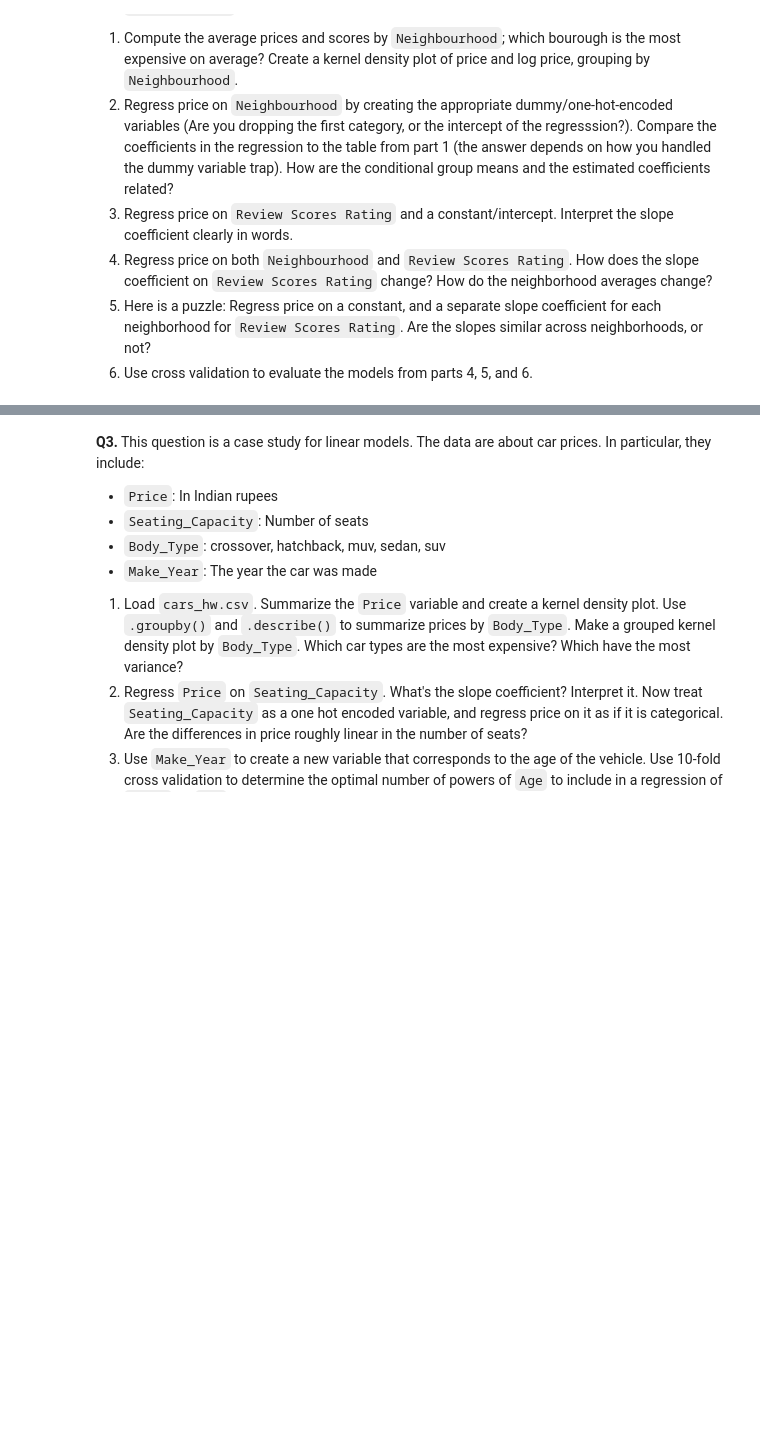
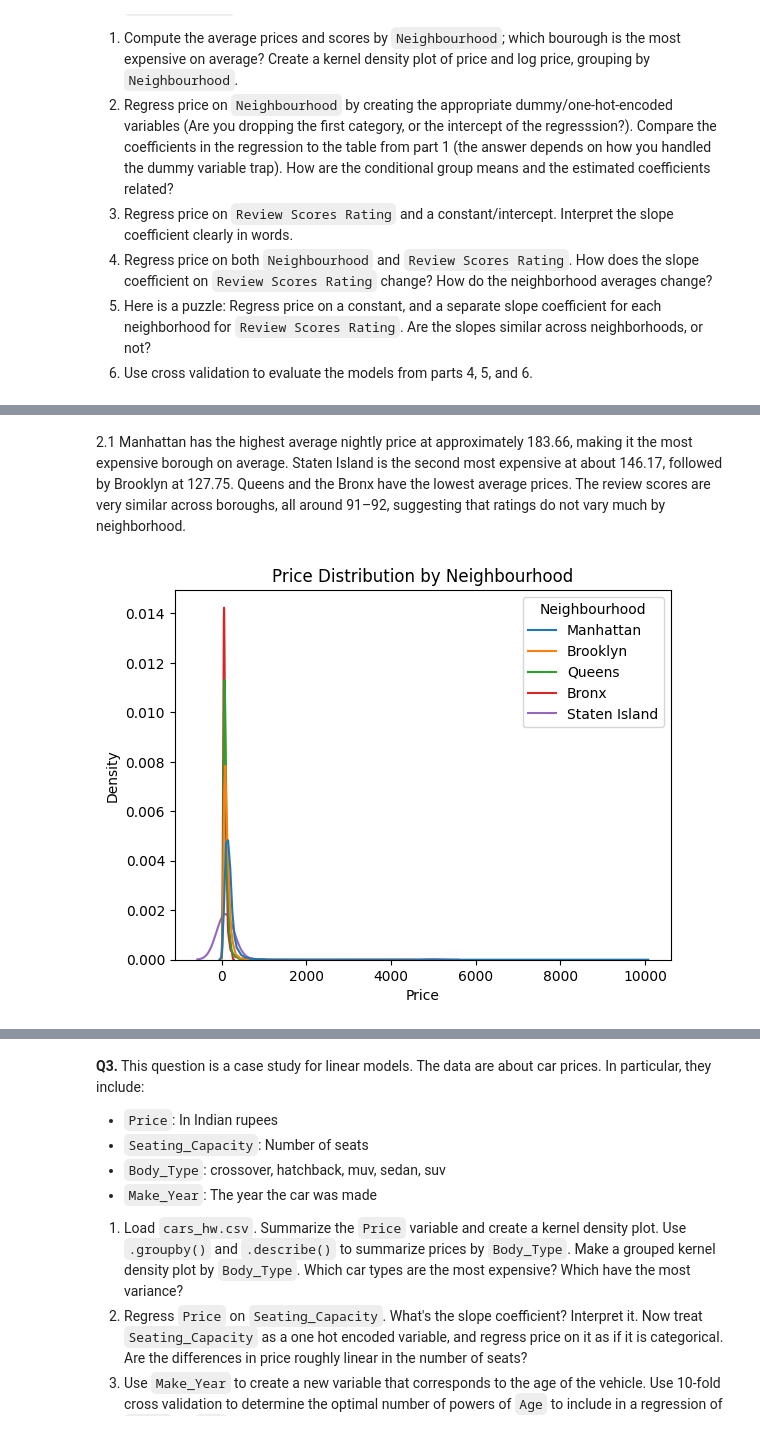
Before and after one commit to richarddo3/undergrad_ml_assignments, a Jupyter notebook: 03_assignment_linear_models.ipynb, the cells around one changed output, grey strips where cells are left out. Saved outputs shown, nothing was run; the diff lists cells and outputs as text; code cells hidden in the pictures; blank space fills up the shorter version.

```diff
--- a/03_assignment_linear_models.ipynb
+++ b/03_assignment_linear_models.ipynb
@@ -56,5 +56,7 @@ The value of k is usually chosen based on a tradeoff between computational cost
 5. Here is a puzzle: Regress price on a constant, and a separate slope coefficient for each neighborhood for `Review Scores Rating`. Are the slopes similar across neighborhoods, or not?
 6. Use cross validation to evaluate the models from parts 4, 5, and 6.
 # %%
-df = pd.read_csv('data/Q1_clean.csv')
+df = pd.read_csv('sample_data/Q1_clean.csv')
+
+df.head()
 # %% [output]
@@ -61,0 +69,2 @@ FileNotFoundError: [Errno 2] No such file or directory: 'data/Q1_clean.csv'
+# %%
+df.columns = df.columns.str.strip()
@@ -61,0 +81,15 @@ FileNotFoundError: [Errno 2] No such file or directory: 'data/Q1_clean.csv'
+# %% [markdown]
+2.1
+Manhattan has the highest average nightly price at approximately 183.66, making it the most expensive borough on average. Staten Island is the second most expensive at about 146.17, followed by Brooklyn at 127.75. Queens and the Bronx have the lowest average prices. The review scores are very similar across boroughs, all around 91–92, suggesting that ratings do not vary much by neighborhood.
+# %%
+sns.kdeplot(
+    data=df,
+    x="Price",
+    hue="Neighbourhood",
+    common_norm=False
+)
+
+plt.title("Price Distribution by Neighbourhood")
+plt.show()
+# %% [output]
+[figure, added]
```
Also changed, not shown: parts of 17 cells of this notebook.
